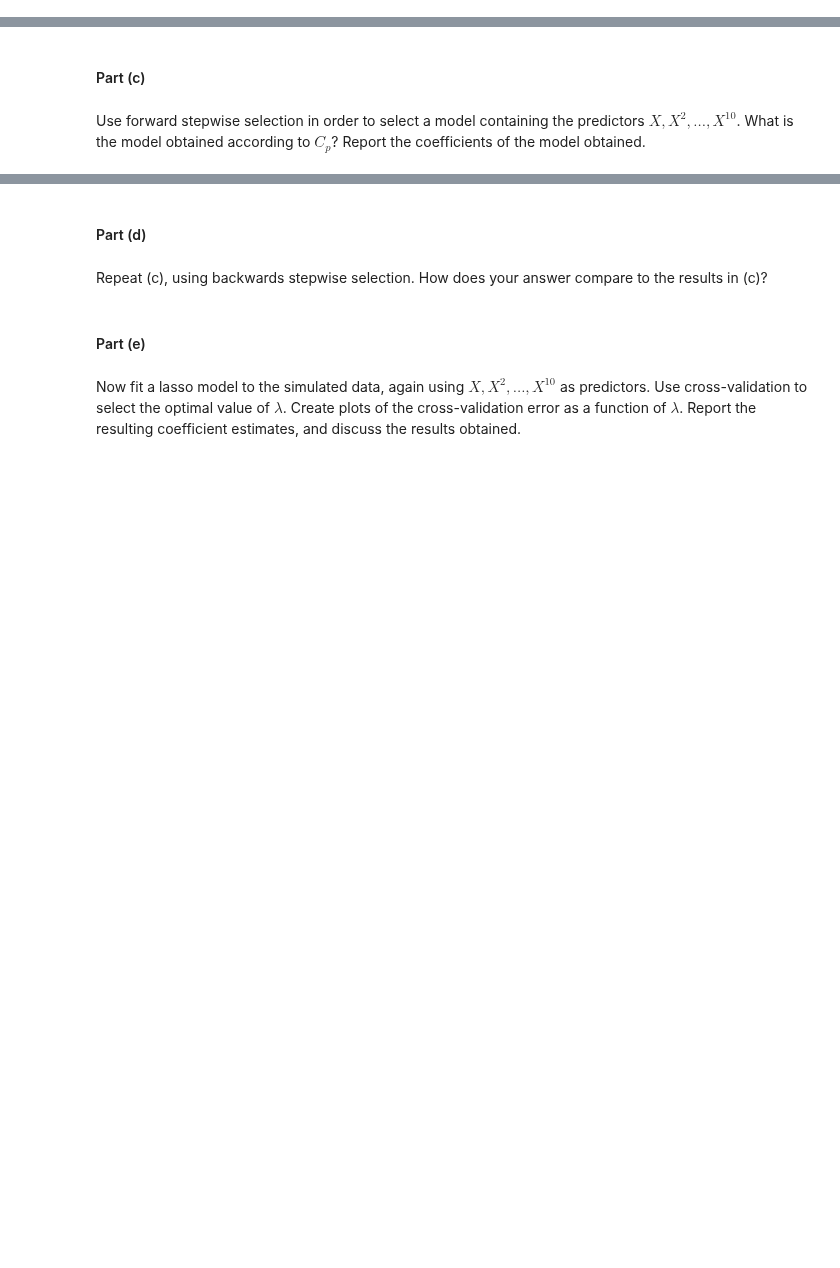
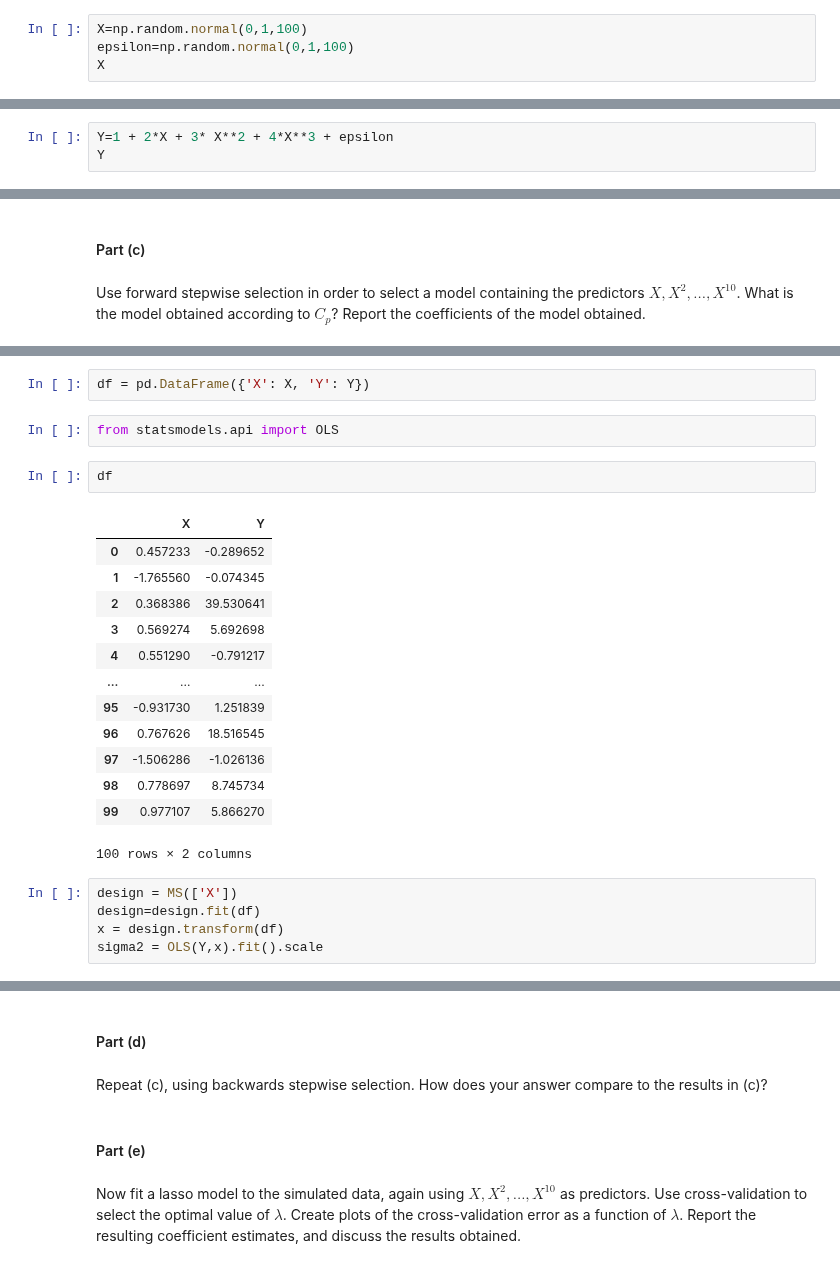
Before and after one commit to kmerkl22/k-s-ISL, a Jupyter notebook: Notebooks/Ch06-ISLexercises.ipynb, the cells around one changed output, grey strips where cells are left out. Drawn from its saved outputs; the diff is of its cells as text; blank space fills up the shorter version.

```diff
--- a/Notebooks/Ch06-ISLexercises.ipynb
+++ b/Notebooks/Ch06-ISLexercises.ipynb
@@ -46,3 +93,7 @@ In this exercise, we will generate simulated data, and will then use this data t
 #### Part (a)
 # %% [markdown]
 Create a random number generator and use its normal() method to generate a predictor $X$ of length $n = 100$, as well as a noise vector $ε$ of length $n = 100$.
+# %%
+X=np.random.normal(0,1,100)
+epsilon=np.random.normal(0,1,100)
+X
@@ -50,3 +122,6 @@ Create a random number generator and use its normal() method to generate a predi
 #### Part (b)
 # %% [markdown]
 Generate a response vector $Y$ of length $n = 100$ according to the model $$Y =β_0 +β_1X+β_2X^2 +β_3X^3 +ε,$$ where $β_0, β_1, β_2, and β_3$ are constants of your choice.
+# %%
+Y=1 + 2*X + 3* X**2 + 4*X**3 + epsilon
+Y
@@ -56,0 +157,25 @@ Use forward stepwise selection in order to select a model containing the predict
+# %%
+df = pd.DataFrame({'X': X, 'Y': Y})
+# %%
+from statsmodels.api import OLS
+# %%
+df
+# %% [output]
+|  | X | Y |
+| 0 | 0.457233 | -0.289652 |
+| 1 | -1.765560 | -0.074345 |
+| 2 | 0.368386 | 39.530641 |
+| 3 | 0.569274 | 5.692698 |
+| 4 | 0.551290 | -0.791217 |
+| ... | ... | ... |
+| 95 | -0.931730 | 1.251839 |
+| 96 | 0.767626 | 18.516545 |
+| 97 | -1.506286 | -1.026136 |
+| 98 | 0.778697 | 8.745734 |
+| 99 | 0.977107 | 5.866270 |
+100 rows × 2 columns
+# %%
+design = MS(['X'])
+design=design.fit(df)
+x = design.transform(df)
+sigma2 = OLS(Y,x).fit().scale
```
Also changed, not shown: parts of 19 cells of this notebook, 1 other file.
